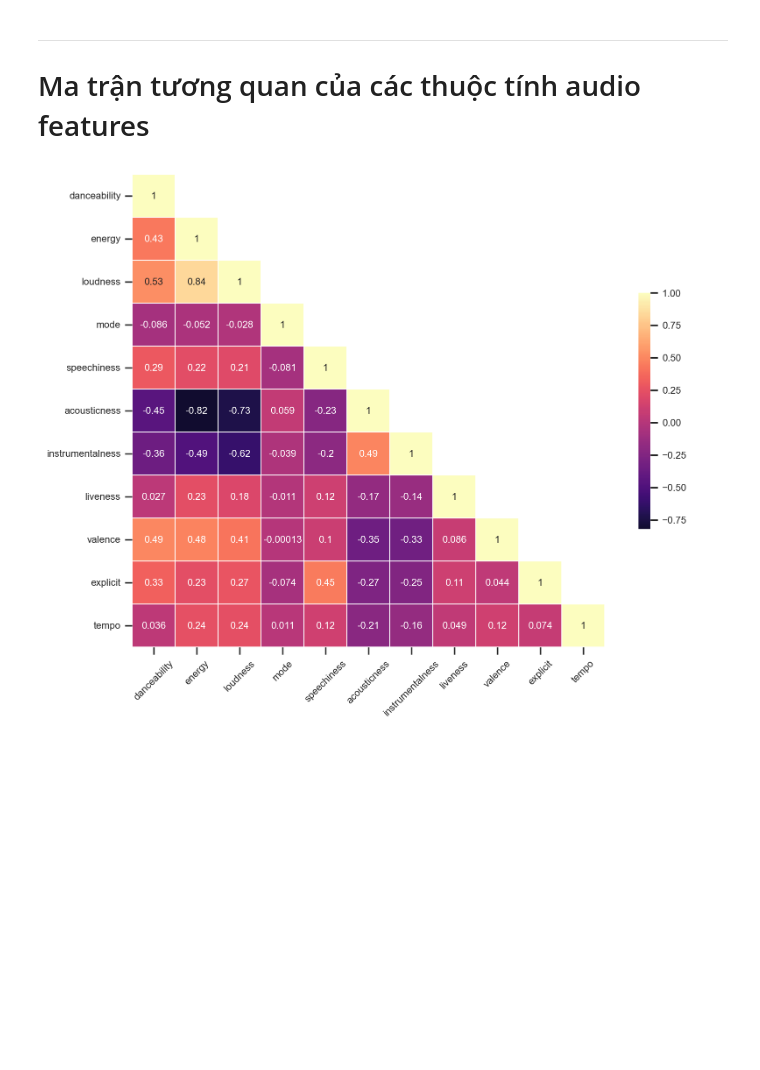
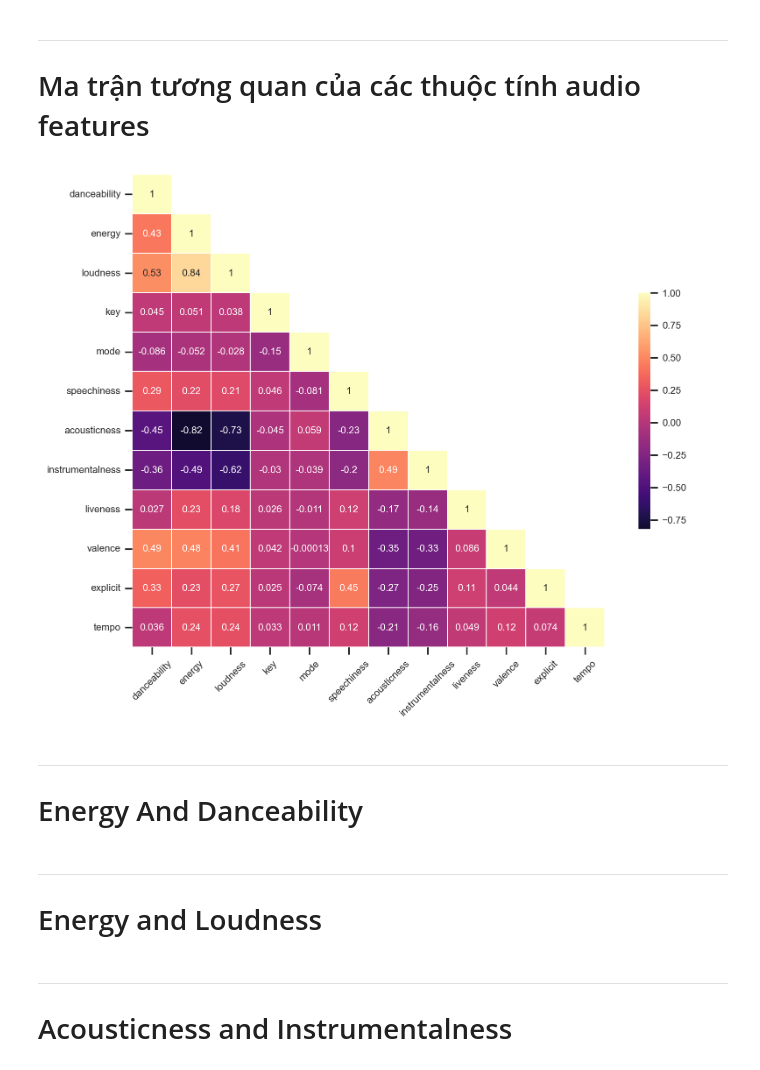
Before and after one commit to anbit192/spotify-genre-trending, a Jupyter notebook: notebooks/EDA.ipynb, the cells around one changed output. Saved outputs shown, nothing was run; the diff lists cells and outputs as text; code cells hidden in the pictures; blank space fills up the shorter version.

```diff
--- a/notebooks/EDA.ipynb
+++ b/notebooks/EDA.ipynb
@@ -67,27 +78,30 @@ plt.show()
 ---
 # Ma trận tương quan của các thuộc tính audio features
 # %%
-audio_features = ['danceability','energy', 'loudness',
+audio_features = ['danceability','energy', 'loudness','key',
                   'mode','speechiness','acousticness',
                   'instrumentalness','liveness','valence','explicit',
                   'tempo']
 sns.set_theme(style="ticks")
 
 corr = train_data[audio_features].corr()
 
 mask = np.triu(np.ones_like(corr, dtype=bool))
 for i in range(len(mask)):
     mask[i, i] = False
 
 f, ax = plt.subplots(figsize=(10, 7), dpi=200)
 
 heatmap = sns.heatmap(corr, mask=mask, cmap=plt.cm.magma, vmax=1, center=0,
             square=True, linewidths=0.1, annot=True, annot_kws={"size":8},cbar_kws={"shrink": .5})
 
 ax.tick_params(axis='x', labelsize=8, rotation=45)
 ax.tick_params(axis='y', labelsize=8)
 
 heatmap.figure.axes[-1].yaxis.label.set_size(10)
 heatmap.figure.axes[-1].tick_params(labelsize=8)
 # %% [output]
-[figure, old version]
+[figure, new version]
+# %% [markdown]
+---
+# Energy And Danceability
@@ -93,0 +157,3 @@ heatmap.figure.axes[-1].tick_params(labelsize=8)
+# %% [markdown]
+---
+# Energy and Loudness
@@ -93,0 +207,3 @@ heatmap.figure.axes[-1].tick_params(labelsize=8)
+# %% [markdown]
+---
+# Acousticness and Instrumentalness
```
Also changed, not shown: parts of 11 cells of this notebook, 4 other files.
